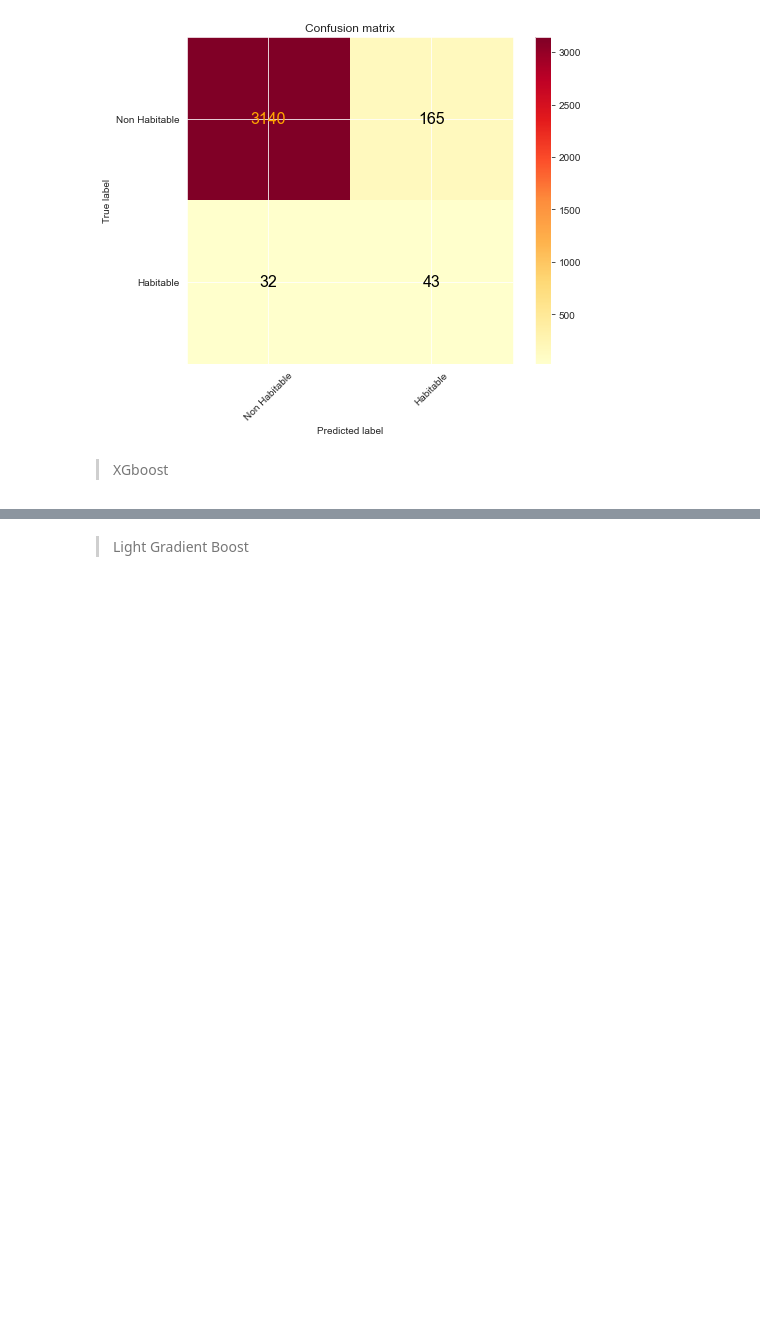
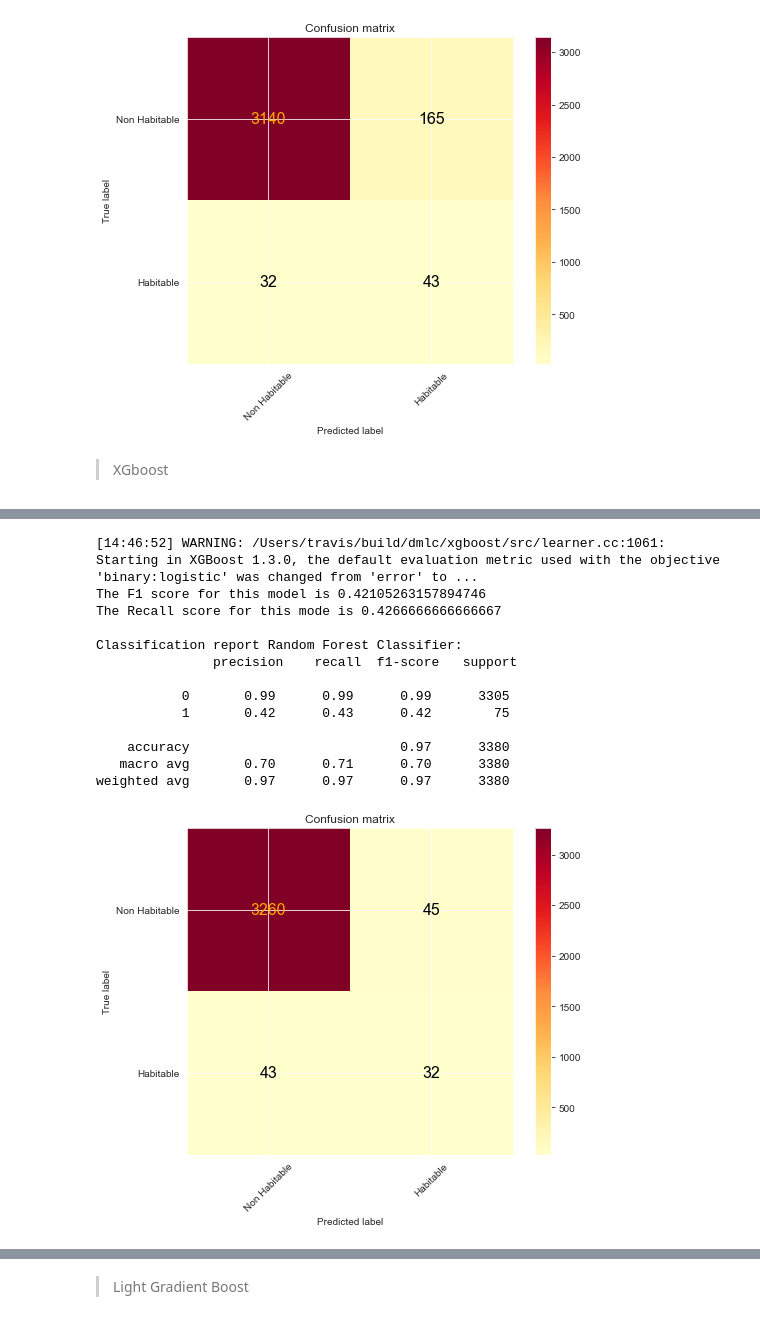
Before and after one commit to Astroraf/habitable_zone, a Jupyter notebook: notes:data/notebooks/Modeling.ipynb, the cells around one changed output, grey strips where cells are left out. Saved outputs shown, nothing was run; the diff lists cells and outputs as text; code cells hidden in the pictures; blank space fills up the shorter version.

Commit message:
Reran all confusion matrices, stored into images

```diff
--- a/notes:data/notebooks/Modeling.ipynb
+++ b/notes:data/notebooks/Modeling.ipynb
@@ -382,7 +392,9 @@ def xgboost(X_train, y_train, X_test, y_test, est, depth ):
     xgb.fit(X_train, y_train)
     xgb_preds = xgb.predict(X_test)
     score = f1_score(y_test, xgb_preds)
+    recall_s = recall_score(y_test, xgb_preds)
     print("The F1 score for this model is {}".format(score))
+    print("The Recall score for this mode is {}".format(recall_s))
     print ("\nClassification report Random Forest Classifier:\n",(classification_report(y_test, xgb_preds)))
     return(xgb_preds)
 # %%
@@ -435,3 +449,29 @@ Classification report Random Forest Classifier:
    macro avg       0.60      0.54      0.56      3380
 weighted avg       0.96      0.97      0.97      3380
 [figure]
+# %%
+# Plot confusion matrix with test train split and random chosen parameters
+plot_confusion_matrix(
+    y_test,
+    pred = xgboost(X_ov_tr, y_ov_tr, X_test, y_test, 20, 5),
+    classes = ['Non Habitable', 'Habitable'], # put your list here
+    normalize=False,
+    title='Confusion matrix',
+    cmap=plt.cm.YlOrRd,
+    name='xgboost_under'
+)
+# %% [output]
+[14:46:52] WARNING: /Users/travis/build/dmlc/xgboost/src/learner.cc:1061: Starting in XGBoost 1.3.0, the default evaluation metric used with the objective 'binary:logistic' was changed from 'error' to ...
+The F1 score for this model is 0.42105263157894746
+The Recall score for this mode is 0.4266666666666667
+
+Classification report Random Forest Classifier:
+               precision    recall  f1-score   support
+
+           0       0.99      0.99      0.99      3305
+           1       0.42      0.43      0.42        75
+
+    accuracy                           0.97      3380
+   macro avg       0.70      0.71      0.70      3380
+weighted avg       0.97      0.97      0.97      3380
+[figure, added]
```
Also changed, not shown: parts of 41 cells of this notebook, 22 other files.
